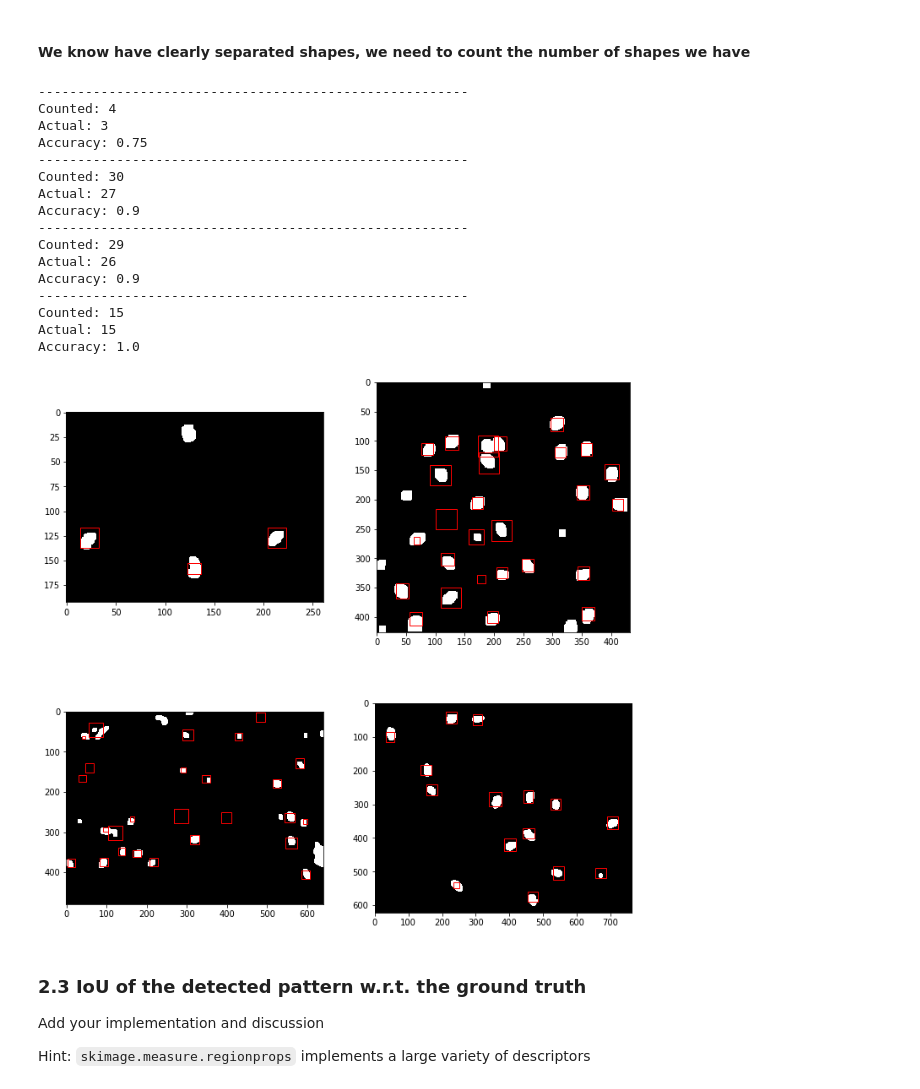
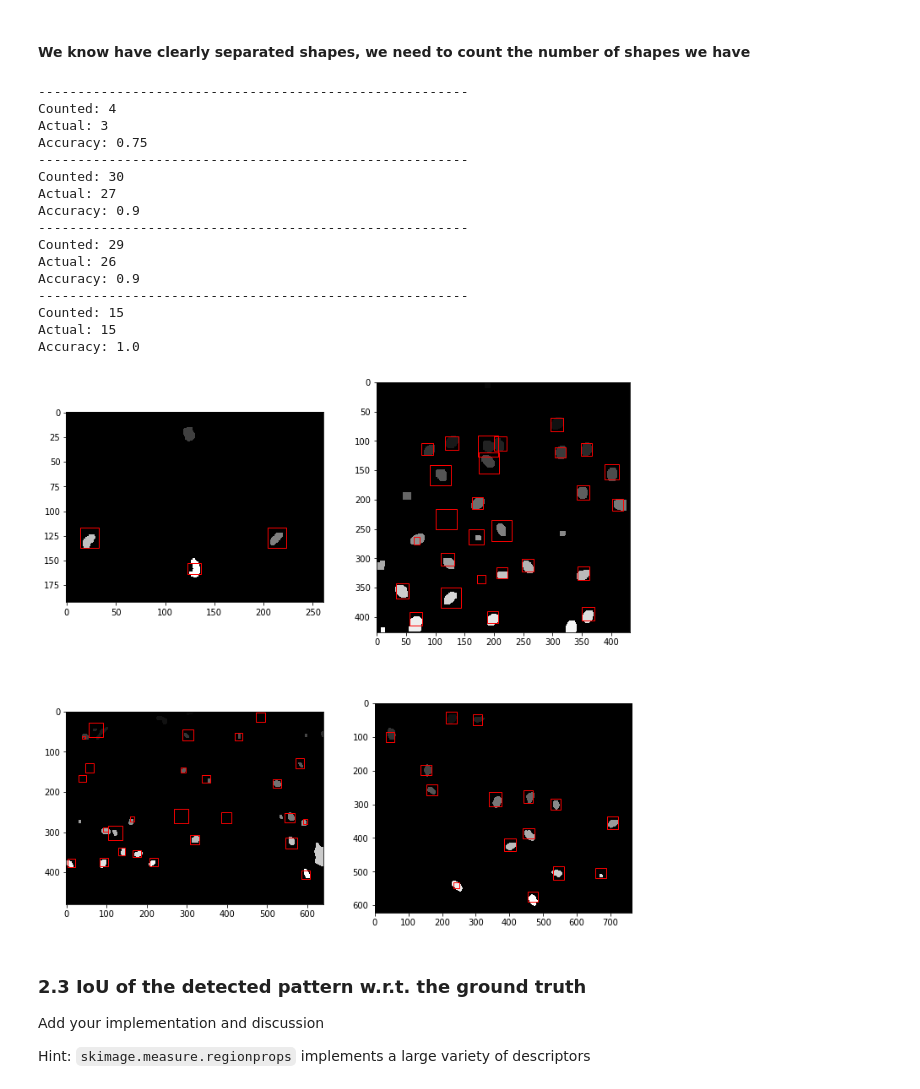
Before and after one commit to nicospbr/iapr-2019, a Jupyter notebook: labs/lab_01_segmentation.ipynb, the cells around one changed output. Drawn from its saved outputs; the diff is of its cells as text; code cells hidden in the pictures.

```diff
--- a/labs/lab_01_segmentation.ipynb
+++ b/labs/lab_01_segmentation.ipynb
@@ -492,7 +494,7 @@ def image_cleaning(image, threshold = 0.1, kernel_filtering = np.ones((4,4)), ke
                     ax.add_patch(rect)
             i=i+1
         plt.show()
-    return dilated_img
+    return opened_img
 # %%
 thresholds = [0.1, 0.47, 0.18, 0.28]
 
@@ -553,35 +587,35 @@ for larvea_im, annotations, ax in zip(images_bee, annotations_xmls, axes.ravel()
     i=0
     for anno in annotations:
         rect = patches.Rectangle((anno['bbox'][0], anno['bbox'][1]), anno['bbox'][2], anno['bbox'][3],
                 linewidth=1,edgecolor='r',facecolor='none')
         ax.add_patch(rect)
         i=i+1
     print("-------------------------------------------------------")
     print('Counted:', b)
     print('Actual:', i)
     print('Accuracy:', np.round(i/b,2))
 
-    ax.imshow(larvea_im, cmap='gray')
+    ax.imshow(labeled, cmap='gray')
 
 plt.show()
 # %% [output]
 -------------------------------------------------------
 Counted: 4
 Actual: 3
 Accuracy: 0.75
 -------------------------------------------------------
 Counted: 30
 Actual: 27
 Accuracy: 0.9
 -------------------------------------------------------
 Counted: 29
 Actual: 26
 Accuracy: 0.9
 -------------------------------------------------------
 Counted: 15
 Actual: 15
 Accuracy: 1.0
-[figure, old version]
+[figure, new version]
 # %% [markdown]
 ### 2.3 IoU of the detected pattern w.r.t. the ground truth
 
```
Also changed, not shown: parts of 10 cells of this notebook.
